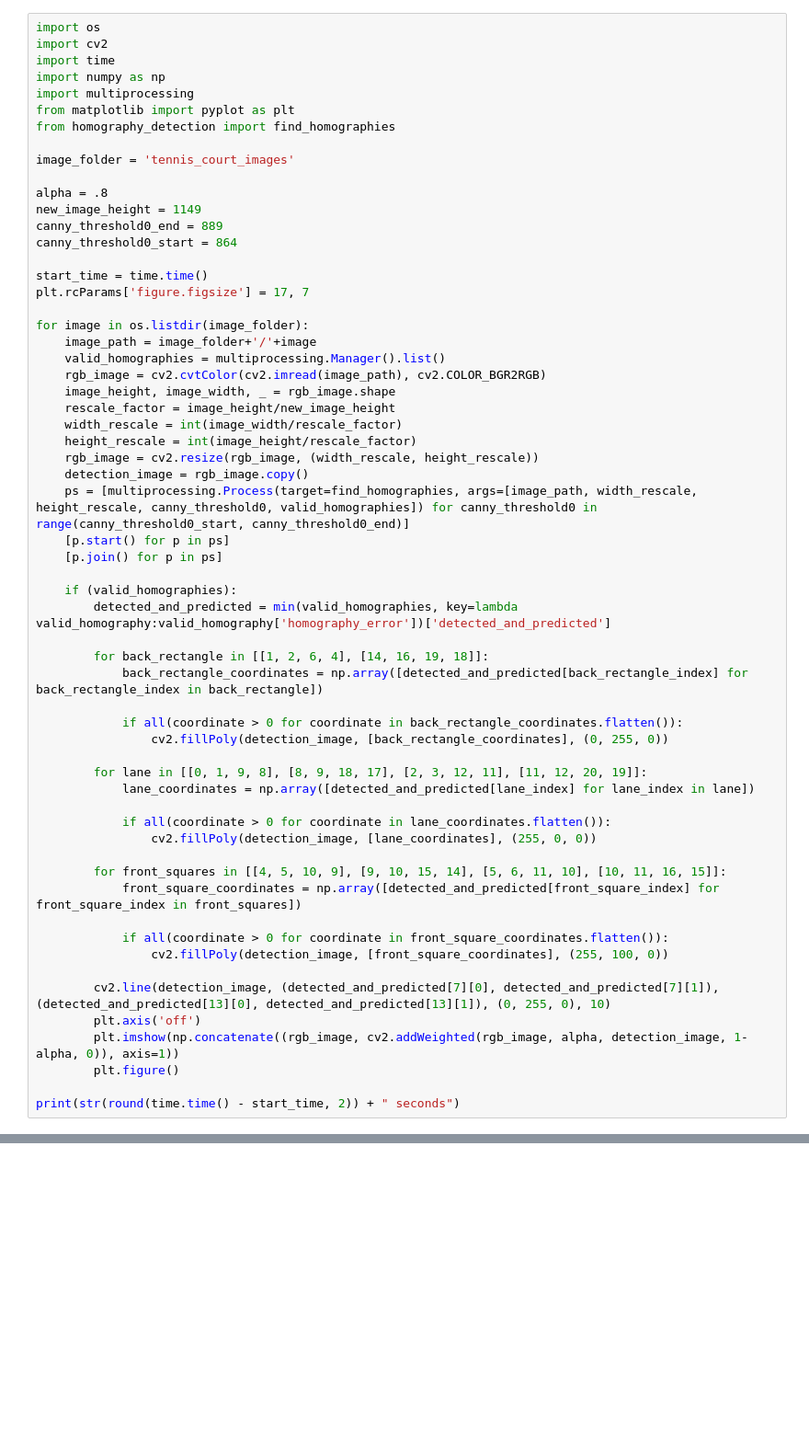
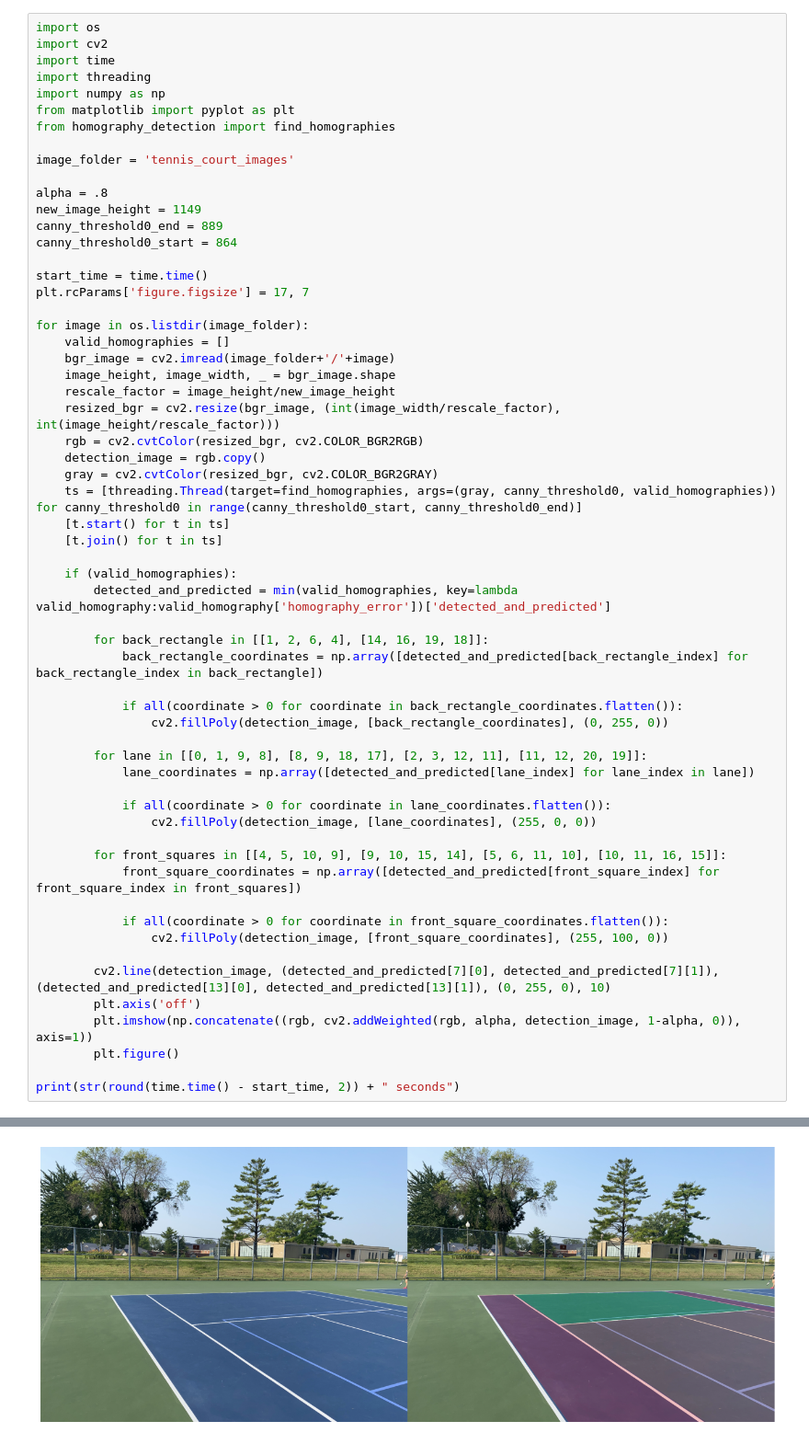
Before and after one commit to TrevMasterFlex/tennis_court, a Jupyter notebook: tennis_court.ipynb, the cells around one changed output, grey strips where cells are left out. Shown at 92% size. Drawn from its saved outputs; the diff is of its cells as text; blank space fills up the shorter version.

Commit message:
linux multiprocessing

```diff
--- a/tennis_court.ipynb
+++ b/tennis_court.ipynb
@@ -2,8 +2,8 @@
 import os
 import cv2
 import time
+import threading
 import numpy as np
-import multiprocessing
 from matplotlib import pyplot as plt
 from homography_detection import find_homographies
 
@@ -18,18 +18,17 @@ start_time = time.time()
 plt.rcParams['figure.figsize'] = 17, 7
 
 for image in os.listdir(image_folder):
-    image_path = image_folder+'/'+image
-    valid_homographies = multiprocessing.Manager().list()
-    rgb_image = cv2.cvtColor(cv2.imread(image_path), cv2.COLOR_BGR2RGB)
-    image_height, image_width, _ = rgb_image.shape
+    valid_homographies = []
+    bgr_image = cv2.imread(image_folder+'/'+image)
+    image_height, image_width, _ = bgr_image.shape
     rescale_factor = image_height/new_image_height
-    width_rescale = int(image_width/rescale_factor)
-    height_rescale = int(image_height/rescale_factor)
-    rgb_image = cv2.resize(rgb_image, (width_rescale, height_rescale))
-    detection_image = rgb_image.copy()
-    ps = [multiprocessing.Process(target=find_homographies, args=[image_path, width_rescale, height_rescale, canny_threshold0, valid_homographies]) for canny_threshold0 in range(canny_threshold0_start, canny_threshold0_end)]
-    [p.start() for p in ps]
-    [p.join() for p in ps]
+    resized_bgr = cv2.resize(bgr_image, (int(image_width/rescale_factor), int(image_height/rescale_factor)))
+    rgb = cv2.cvtColor(resized_bgr, cv2.COLOR_BGR2RGB)
+    detection_image = rgb.copy()
+    gray = cv2.cvtColor(resized_bgr, cv2.COLOR_BGR2GRAY)
+    ts = [threading.Thread(target=find_homographies, args=(gray, canny_threshold0, valid_homographies)) for canny_threshold0 in range(canny_threshold0_start, canny_threshold0_end)]
+    [t.start() for t in ts]
+    [t.join() for t in ts]
 
     if (valid_homographies):
         detected_and_predicted = min(valid_homographies, key=lambda valid_homography:valid_homography['homography_error'])['detected_and_predicted']
@@ -54,7 +53,8 @@ for image in os.listdir(image_folder):
 
         cv2.line(detection_image, (detected_and_predicted[7][0], detected_and_predicted[7][1]), (detected_and_predicted[13][0], detected_and_predicted[13][1]), (0, 255, 0), 10)
         plt.axis('off')
-        plt.imshow(np.concatenate((rgb_image, cv2.addWeighted(rgb_image, alpha, detection_image, 1-alpha, 0)), axis=1))
+        plt.imshow(np.concatenate((rgb, cv2.addWeighted(rgb, alpha, detection_image, 1-alpha, 0)), axis=1))
         plt.figure()
 
 print(str(round(time.time() - start_time, 2)) + " seconds")
+# %% [output]
@@ -60,0 +62 @@ print(str(round(time.time() - start_time, 2)) + " seconds")
+[figure, added]
```
Also changed, not shown: parts of 1 cell of this notebook, 1 other file.
